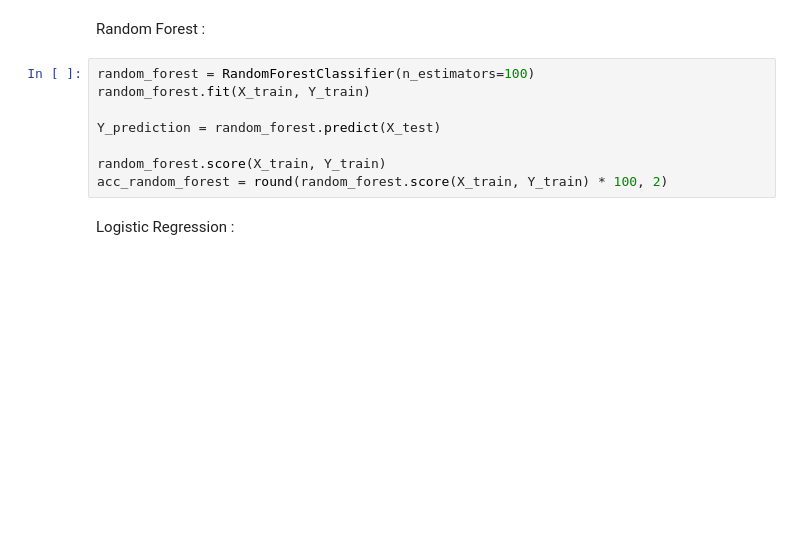
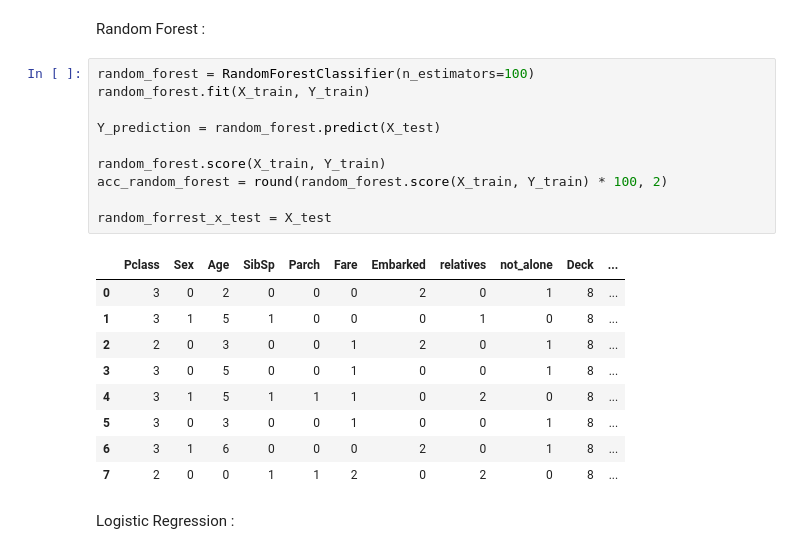
Before and after one commit to classicon6t6/titanic, a Jupyter notebook: titanic.ipynb, the cells around one changed output. Cells and saved outputs as stored; diff of their text form; blank space fills up the shorter version.

```diff
--- a/titanic.ipynb
+++ b/titanic.ipynb
@@ -601,11 +613,23 @@ Random Forest :
 # %%
 random_forest = RandomForestClassifier(n_estimators=100)
 random_forest.fit(X_train, Y_train)
 
 Y_prediction = random_forest.predict(X_test)
 
 random_forest.score(X_train, Y_train)
 acc_random_forest = round(random_forest.score(X_train, Y_train) * 100, 2)
+
+random_forrest_x_test = X_test
+# %% [output]
+|  | Pclass | Sex | Age | SibSp | Parch | Fare | Embarked | relatives | not_alone | Deck | ... |
+| 0 | 3 | 0 | 2 | 0 | 0 | 0 | 2 | 0 | 1 | 8 | ... |
+| 1 | 3 | 1 | 5 | 1 | 0 | 0 | 0 | 1 | 0 | 8 | ... |
+| 2 | 2 | 0 | 3 | 0 | 0 | 1 | 2 | 0 | 1 | 8 | ... |
+| 3 | 3 | 0 | 5 | 0 | 0 | 1 | 0 | 0 | 1 | 8 | ... |
+| 4 | 3 | 1 | 5 | 1 | 1 | 1 | 0 | 2 | 0 | 8 | ... |
+| 5 | 3 | 0 | 3 | 0 | 0 | 1 | 0 | 0 | 1 | 8 | ... |
+| 6 | 3 | 1 | 6 | 0 | 0 | 0 | 2 | 0 | 1 | 8 | ... |
+| 7 | 2 | 0 | 0 | 1 | 1 | 2 | 0 | 2 | 0 | 8 | ... |
 # %% [markdown]
 Logistic Regression :
 # %%
```
Also changed, not shown: parts of 13 cells of this notebook, 1 other file.
